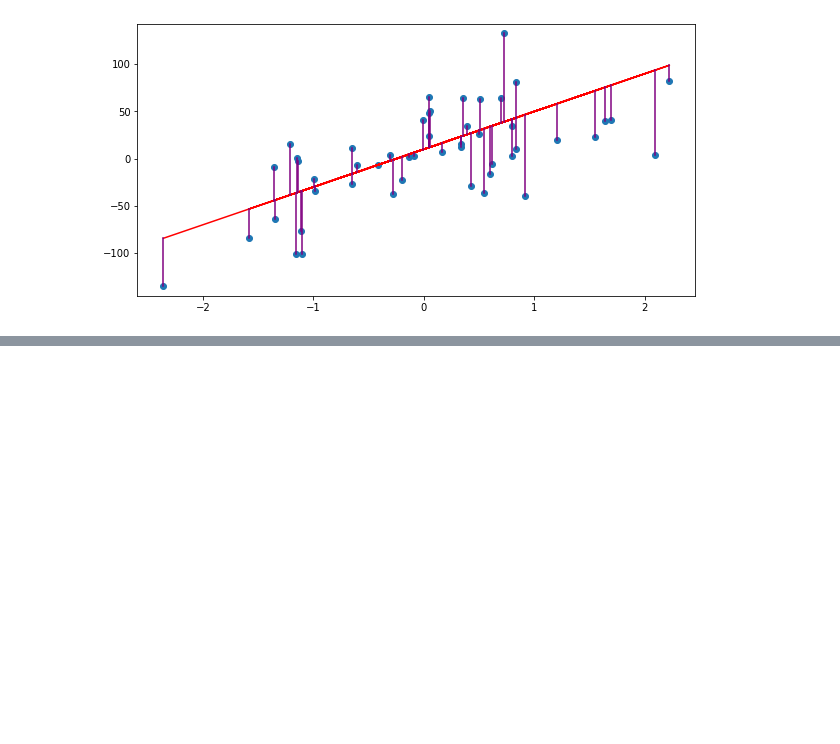
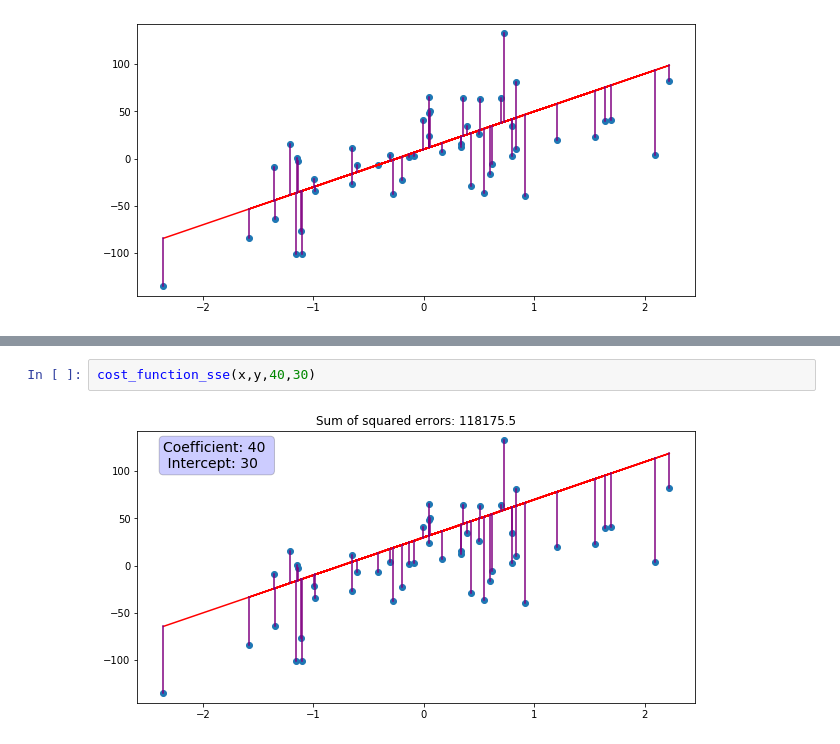
Before and after one commit to max-miller/ds_ground_up, a Jupyter notebook: regression/regression.ipynb, the cells around one changed output, grey strips where cells are left out. Cells and saved outputs as stored; diff of their text form; blank space fills up the shorter version.

```diff
--- a/regression/regression.ipynb
+++ b/regression/regression.ipynb
@@ -131,0 +87,4 @@ test
+# %%
+cost_function_sse(x,y,40,30)
+# %% [output]
+[figure, added]
```
Also changed, not shown: parts of 16 cells of this notebook.
